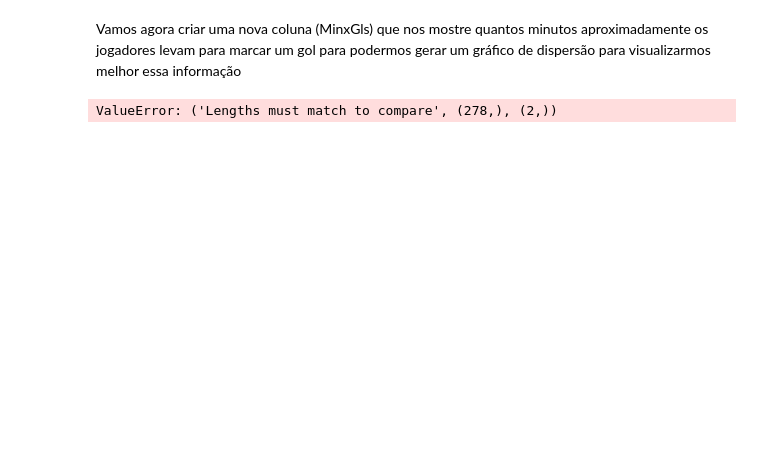
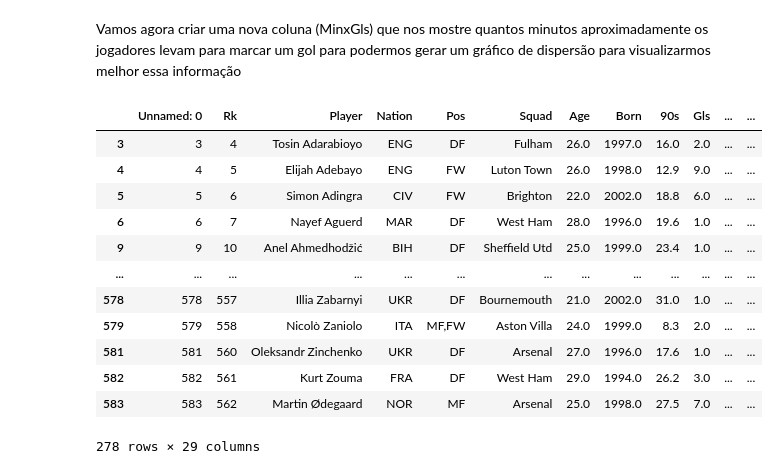
Before and after one commit to raveljalmeida/data-science, a Jupyter notebook: Documents/Projetos/Análise de Dados/github/Análise Premiere League/Trabalho.ipynb, the cells around one changed output. Drawn from its saved outputs; the diff is of its cells as text; code cells hidden in the pictures; blank space fills up the shorter version.

```diff
--- a/Documents/Projetos/Análise de Dados/github/Análise Premiere League/Trabalho.ipynb
+++ b/Documents/Projetos/Análise de Dados/github/Análise Premiere League/Trabalho.ipynb
@@ -84,9 +111,19 @@ plt.show()
 Vamos agora criar uma nova coluna (MinxGls) que nos mostre quantos minutos aproximadamente os jogadores levam para marcar um gol para podermos gerar um gráfico de dispersão para visualizarmos melhor essa informação
 # %%
 dfFilter.loc[:,'MinxGls'] = 90*dfFilter['90s']/dfFilter['Gls']
-MinxGls = dfFilter[(dfFilter['MinxGls']!=np.inf) & (~pd.isna(dfFilter['MinxGls']))].round(2)
-remov = ['GK','DF']
-MinxGls = MinxGls[MinxGls['Pos']!=remov]
+MinxGls = dfFilter[(dfFilter['MinxGls']!=np.inf) & (~pd.isna(dfFilter['MinxGls']) & (dfFilter['Gls']!=0))].round(2)
 MinxGls
 # %% [output]
+|  | Unnamed: 0 | Rk | Player | Nation | Pos | Squad | Age | Born | 90s | Gls | ... | ... |
+| 3 | 3 | 4 | Tosin Adarabioyo | ENG | DF | Fulham | 26.0 | 1997.0 | 16.0 | 2.0 | ... | ... |
+| 4 | 4 | 5 | Elijah Adebayo | ENG | FW | Luton Town | 26.0 | 1998.0 | 12.9 | 9.0 | ... | ... |
+| 5 | 5 | 6 | Simon Adingra | CIV | FW | Brighton | 22.0 | 2002.0 | 18.8 | 6.0 | ... | ... |
+| 6 | 6 | 7 | Nayef Aguerd | MAR | DF | West Ham | 28.0 | 1996.0 | 19.6 | 1.0 | ... | ... |
+| 9 | 9 | 10 | Anel Ahmedhodžić | BIH | DF | Sheffield Utd | 25.0 | 1999.0 | 23.4 | 1.0 | ... | ... |
+| ... | ... | ... | ... | ... | ... | ... | ... | ... | ... | ... | ... | ... |
+| 578 | 578 | 557 | Illia Zabarnyi | UKR | DF | Bournemouth | 21.0 | 2002.0 | 31.0 | 1.0 | ... | ... |
+| 579 | 579 | 558 | Nicolò Zaniolo | ITA | MF,FW | Aston Villa | 24.0 | 1999.0 | 8.3 | 2.0 | ... | ... |
+| 581 | 581 | 560 | Oleksandr Zinchenko | UKR | DF | Arsenal | 27.0 | 1996.0 | 17.6 | 1.0 | ... | ... |
+| 582 | 582 | 561 | Kurt Zouma | FRA | DF | West Ham | 29.0 | 1994.0 | 26.2 | 3.0 | ... | ... |
+| 583 | 583 | 562 | Martin Ødegaard | NOR | MF | Arsenal | 25.0 | 1998.0 | 27.5 | 7.0 | ... | ... |
-ValueError: ('Lengths must match to compare', (278,), (2,))
+278 rows × 29 columns
```
Also changed, not shown: parts of 6 cells of this notebook.
